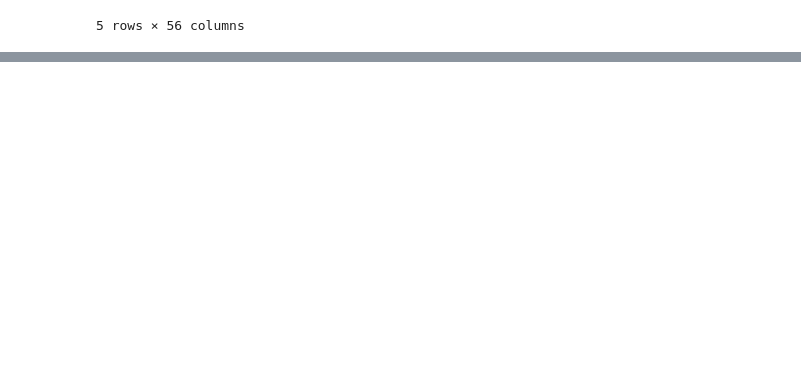
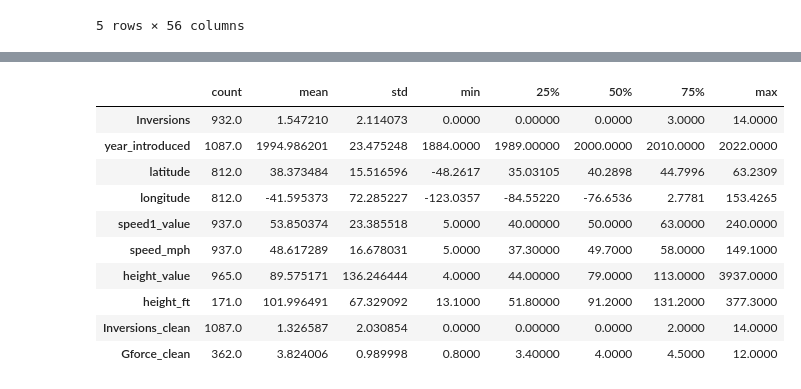
Before and after one commit to Shivgitthub/Exploratory_Data_Analysis, a Jupyter notebook: Learning_Practise/basics_Exploratory_data_analysis.ipynb, the cells around one changed output, grey strips where cells are left out. Cells and saved outputs as stored; diff of their text form; code cells hidden in the pictures; blank space fills up the shorter version.

Commit message:
Understanding,Cleaning,Feature_Understanding

```diff
--- a/Learning_Practise/basics_Exploratory_data_analysis.ipynb
+++ b/Learning_Practise/basics_Exploratory_data_analysis.ipynb
@@ -10,6 +10,10 @@ import matplotlib.pylab as plt
 
 ## Changing the style of the plots
 plt.style.use('ggplot')
+
+## Set max columns shown in the data frame
+pd.set_option('display.max_columns',200)
+
 import warnings as w
 w.filterwarnings('ignore')
 # %%
@@ -27,0 +86,14 @@ df.head()
+# %%
+df.describe().T
+# %% [output]
+|  | count | mean | std | min | 25% | 50% | 75% | max |
+| Inversions | 932.0 | 1.547210 | 2.114073 | 0.0000 | 0.00000 | 0.0000 | 3.0000 | 14.0000 |
+| year_introduced | 1087.0 | 1994.986201 | 23.475248 | 1884.0000 | 1989.00000 | 2000.0000 | 2010.0000 | 2022.0000 |
+| latitude | 812.0 | 38.373484 | 15.516596 | -48.2617 | 35.03105 | 40.2898 | 44.7996 | 63.2309 |
+| longitude | 812.0 | -41.595373 | 72.285227 | -123.0357 | -84.55220 | -76.6536 | 2.7781 | 153.4265 |
+| speed1_value | 937.0 | 53.850374 | 23.385518 | 5.0000 | 40.00000 | 50.0000 | 63.0000 | 240.0000 |
+| speed_mph | 937.0 | 48.617289 | 16.678031 | 5.0000 | 37.30000 | 49.7000 | 58.0000 | 149.1000 |
+| height_value | 965.0 | 89.575171 | 136.246444 | 4.0000 | 44.00000 | 79.0000 | 113.0000 | 3937.0000 |
+| height_ft | 171.0 | 101.996491 | 67.329092 | 13.1000 | 51.80000 | 91.2000 | 131.2000 | 377.3000 |
+| Inversions_clean | 1087.0 | 1.326587 | 2.030854 | 0.0000 | 0.00000 | 0.0000 | 2.0000 | 14.0000 |
+| Gforce_clean | 362.0 | 3.824006 | 0.989998 | 0.8000 | 3.40000 | 4.0000 | 4.5000 | 12.0000 |
```
Also changed, not shown: parts of 28 cells of this notebook.
